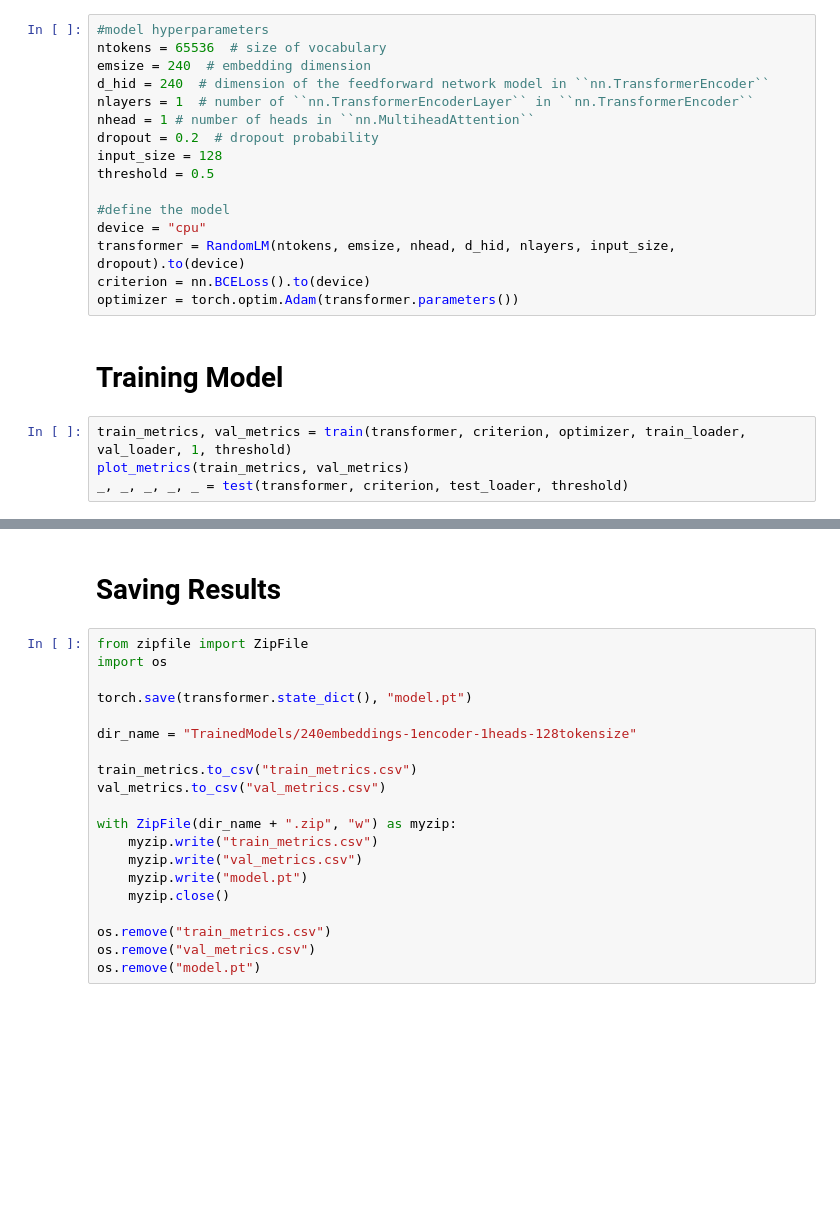
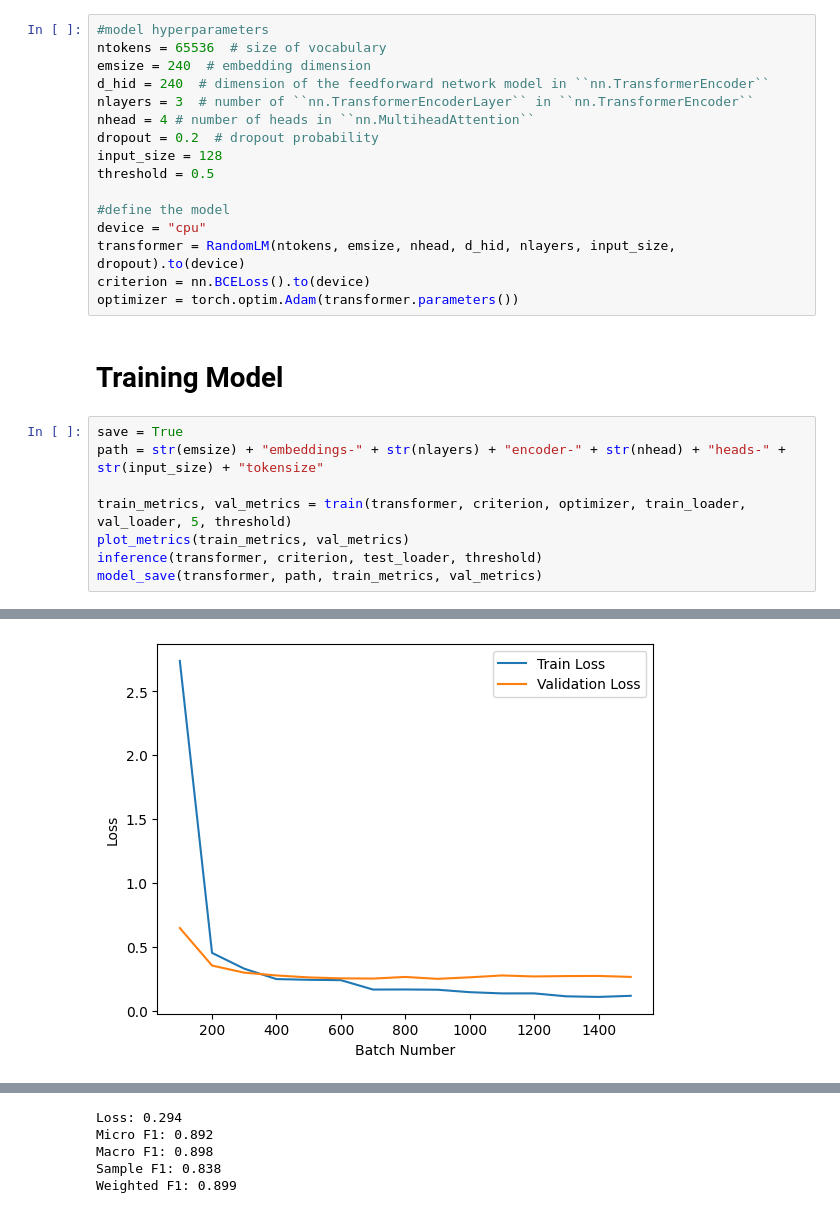
Before and after one commit to bloodpool7/RandomTransformer, a Jupyter notebook: Transformer/model_testing.ipynb, the cells around one changed output, grey strips where cells are left out. Drawn from its saved outputs; the diff is of its cells as text; blank space fills up the shorter version.

Commit message:
Moved analysis and training to one file, made the Model file contain all the heavy lifting: training loops, etc.

```diff
--- a/Transformer/model_testing.ipynb
+++ b/Transformer/model_testing.ipynb
@@ -30,8 +30,8 @@ val_loader = DataLoader(val_dataset, batch_size = 128, shuffle = True)
 ntokens = 65536  # size of vocabulary
 emsize = 240  # embedding dimension
 d_hid = 240  # dimension of the feedforward network model in ``nn.TransformerEncoder``
-nlayers = 1  # number of ``nn.TransformerEncoderLayer`` in ``nn.TransformerEncoder``
-nhead = 1 # number of heads in ``nn.MultiheadAttention``
+nlayers = 3  # number of ``nn.TransformerEncoderLayer`` in ``nn.TransformerEncoder``
+nhead = 4 # number of heads in ``nn.MultiheadAttention``
 dropout = 0.2  # dropout probability
 input_size = 128
 threshold = 0.5
@@ -44,7 +44,11 @@ optimizer = torch.optim.Adam(transformer.parameters())
 # %% [markdown]
 # Training Model
 # %%
-train_metrics, val_metrics = train(transformer, criterion, optimizer, train_loader, val_loader, 1, threshold)
+save = True
+path = str(emsize) + "embeddings-" + str(nlayers) + "encoder-" + str(nhead) + "heads-" + str(input_size) + "tokensize"
+
+train_metrics, val_metrics = train(transformer, criterion, optimizer, train_loader, val_loader, 5, threshold)
 plot_metrics(train_metrics, val_metrics)
-_, _, _, _, _ = test(transformer, criterion, test_loader, threshold)
+inference(transformer, criterion, test_loader, threshold)
+model_save(transformer, path, train_metrics, val_metrics)
 # %% [output]
@@ -53,0 +70 @@ epoch: 1, batch: 300, train loss: 0.291, train macro: 0.879, train micro: 0.885,
+[figure, added]
@@ -54,22 +75,5 @@ epoch: 1, batch: 300, train loss: 0.291, train macro: 0.879, train micro: 0.885,
+Loss: 0.294
+Micro F1: 0.892
+Macro F1: 0.898
+Sample F1: 0.838
+Weighted F1: 0.899
-# %% [markdown]
-# Saving Results
-# %%
-from zipfile import ZipFile
-import os
-
-torch.save(transformer.state_dict(), "model.pt")
-
-dir_name = "TrainedModels/240embeddings-1encoder-1heads-128tokensize"
-
-train_metrics.to_csv("train_metrics.csv")
-val_metrics.to_csv("val_metrics.csv")
-
-with ZipFile(dir_name + ".zip", "w") as myzip:
-    myzip.write("train_metrics.csv")
-    myzip.write("val_metrics.csv")
-    myzip.write("model.pt")
-    myzip.close()
-
-os.remove("train_metrics.csv")
-os.remove("val_metrics.csv")
-os.remove("model.pt")
```
Also changed, not shown: parts of 7 cells of this notebook, 2 other files.
